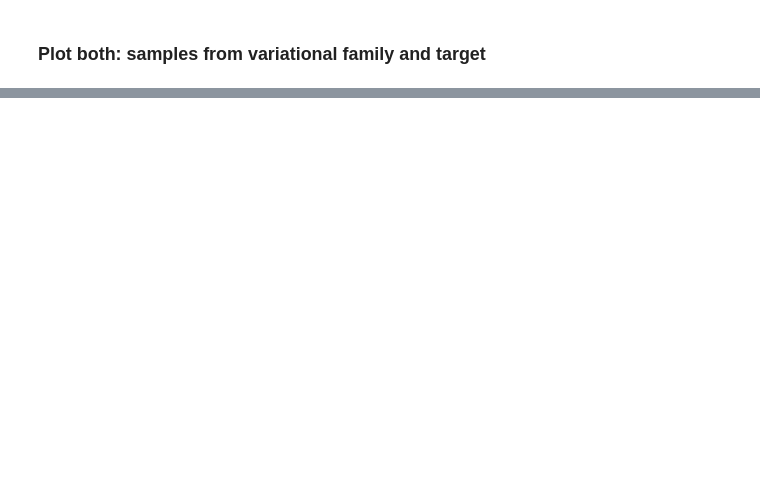
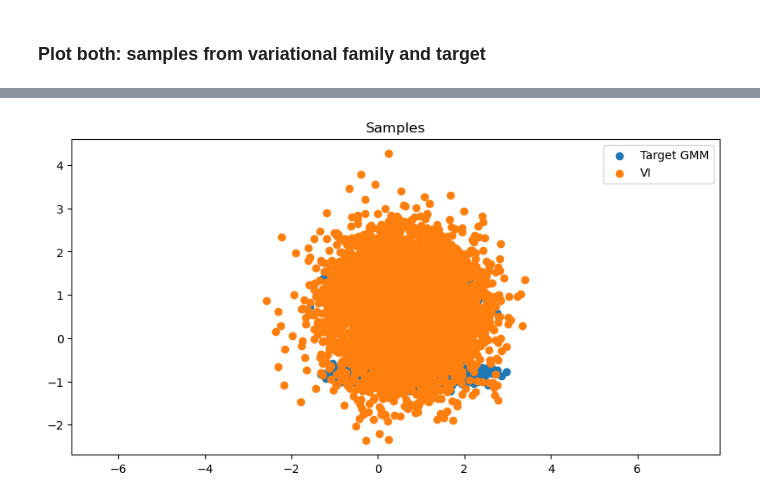
Before and after one commit to nkotelevskii/vi_mcmc_workaround, a Jupyter notebook: notebooks/simple_VI_with_GMM.ipynb, the cells around one changed output, grey strips where cells are left out. Cells and saved outputs as stored; diff of their text form; code cells hidden in the pictures; blank space fills up the shorter version.

```diff
--- a/notebooks/simple_VI_with_GMM.ipynb
+++ b/notebooks/simple_VI_with_GMM.ipynb
@@ -215,0 +238,16 @@ plt.legend();
+# %%
+for i in tqdm(range(num_batches)):
+    u = pi * std_normal1.sample((batch_size, 2)) + (1 - pi) * std_normal2.sample((batch_size, 2))
+
+    std = torch.exp(stds_param_raw)
+    z = mus_param + u * std
+
+    KL = -torch.sum(stds_param_raw) + pi * std_normal1.log_prob(u).sum(1).mean() + \
+    (1 - pi) * std_normal2.log_prob(u).sum(1).mean() - target_gmm.get_logdensity(z).mean()
+
+    KL.backward()
+    optimizer.step()
+    optimizer.zero_grad()
+
+    if i % 1000 == 0:
+        print(f"Current value of KL at batch number {i} is {KL.cpu().detach().numpy()}")
@@ -215,0 +265,18 @@ plt.legend();
+# %%
+N = 5000
+
+u = pi * std_normal1.sample((N,2)) + (1 - pi) * std_normal2.sample((N,2))
+with torch.no_grad():
+    std = torch.exp(stds_param_raw)
+    sample_varfamily = mus_param + u * std
+
+samples_target_gmm = target_gmm.get_samples(N).cpu().numpy()
+
+plt.figure(figsize=(10, 5), dpi=100)
+plt.title('Samples')
+plt.scatter(samples_target_gmm[:, 0], samples_target_gmm[:, 1], label='Target GMM')
+plt.scatter(sample_varfamily[:, 0], sample_varfamily[:, 1], label='VI')
+plt.axis('equal')
+plt.legend();
+# %% [output]
+[figure, added]
```
Also changed, not shown: parts of 11 cells of this notebook.
